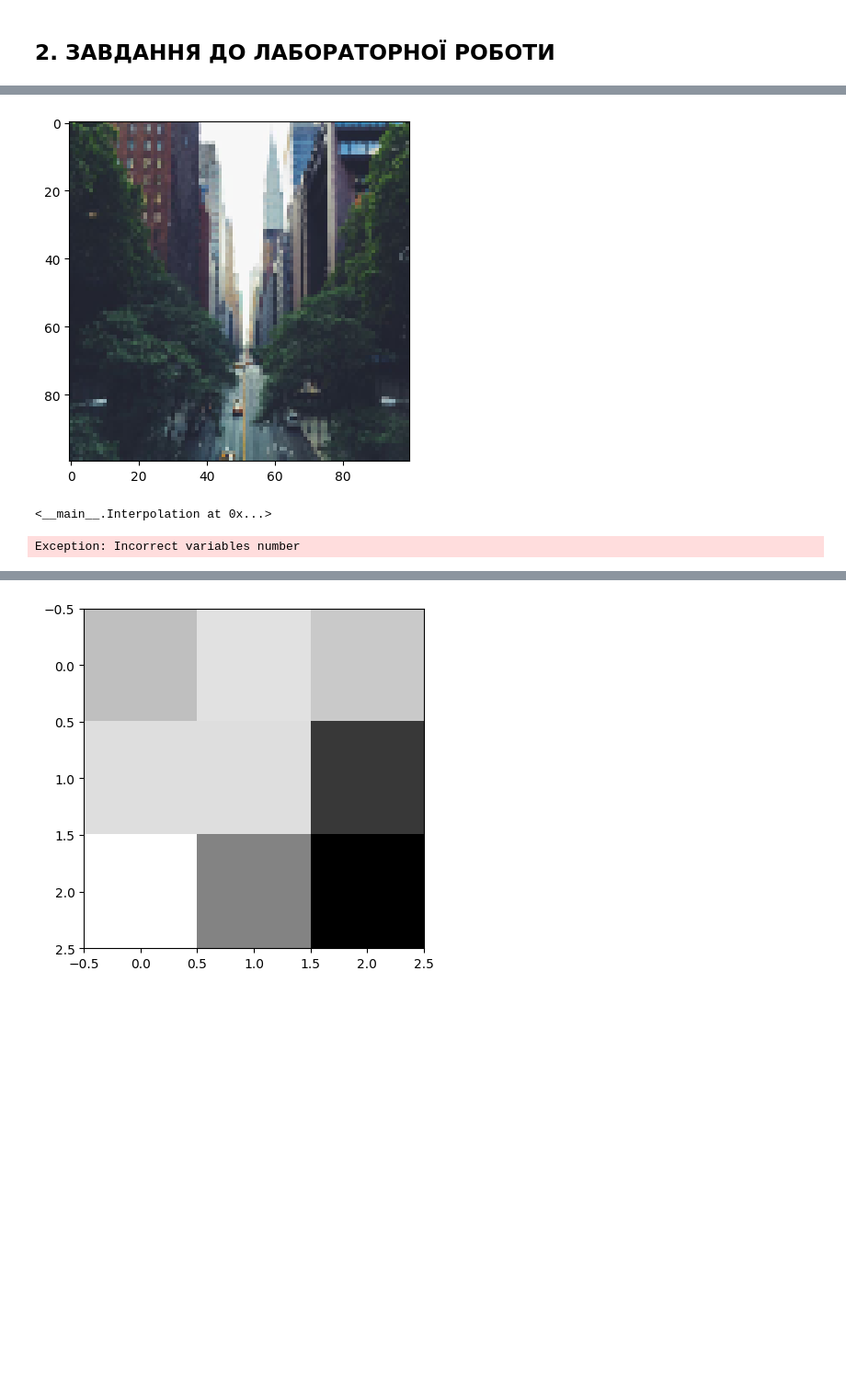
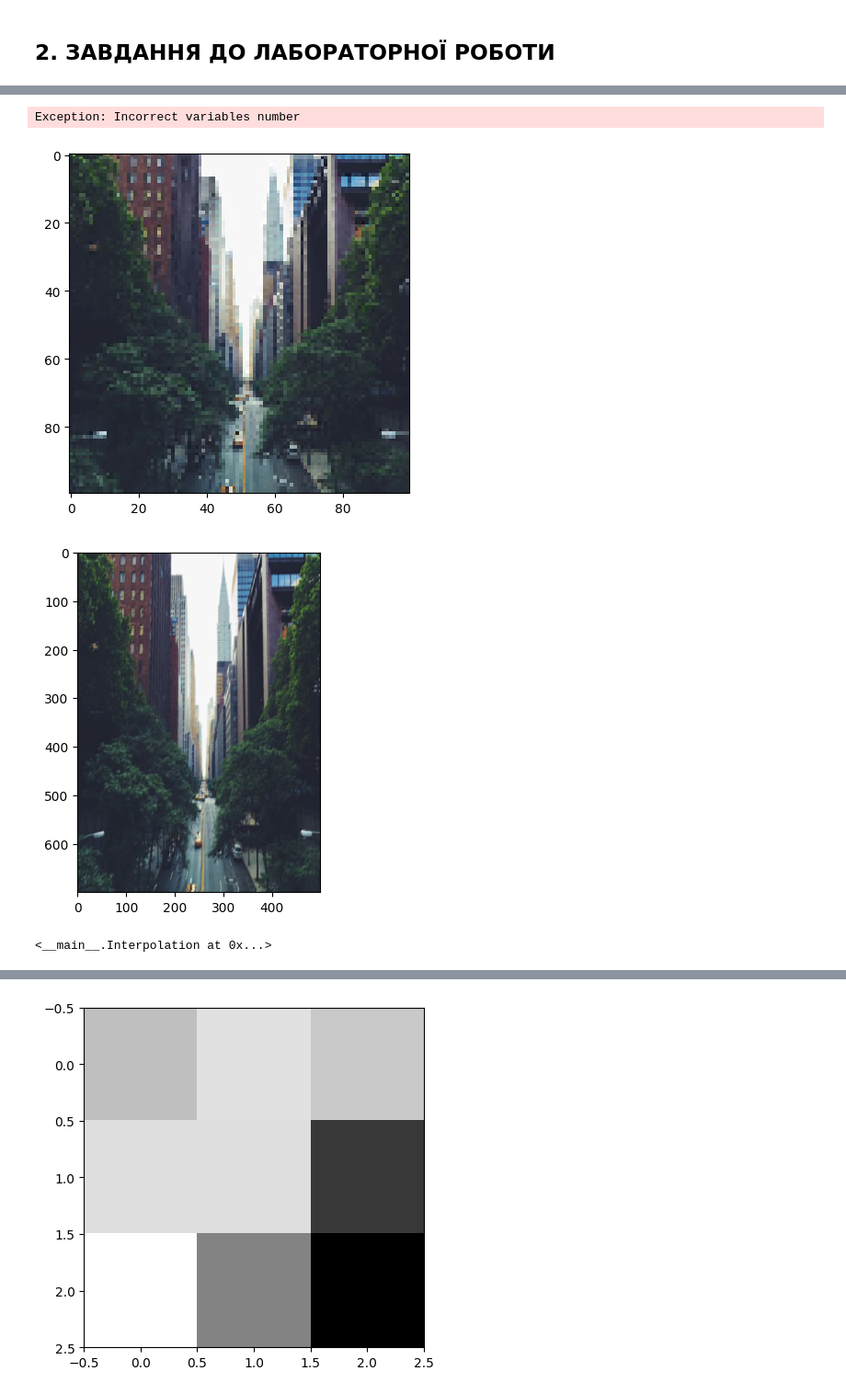
Before and after one commit to KlymentievMaksym/CompGraph, a Jupyter notebook: Lab5.ipynb, the cells around one changed output, grey strips where cells are left out. Shown at 92% size. Drawn from its saved outputs; the diff is of its cells as text; code cells hidden in the pictures; blank space fills up the shorter version.

```diff
--- a/Lab5.ipynb
+++ b/Lab5.ipynb
@@ -359,10 +383,3 @@ class Interpolation:
-# %%
-image = Interpolation("lab5/Test1.jpg")
-# image.polynomial_interpolation((700, 500), polynom_degree=2).show()
-image.least_squares_interpolation((100, 100)).show()
-# %% [output]
-[figure, removed]
-<__main__.Interpolation at 0x...>
 # %%
 raise Exception("Incorrect variables number")
 # %% [output]
@@ -376,0 +387,7 @@ left_matrix = np.dot(np.transpose(A), A)
+# %%
+image = Interpolation("lab5/Test1.jpg")
+image.least_squares_interpolation((100, 100)).show().least_squares_interpolation((700, 500)).show()
+# %% [output]
+[figure, added]
+[figure, added]
+<__main__.Interpolation at 0x...>
```
Also changed, not shown: parts of 8 cells of this notebook.
